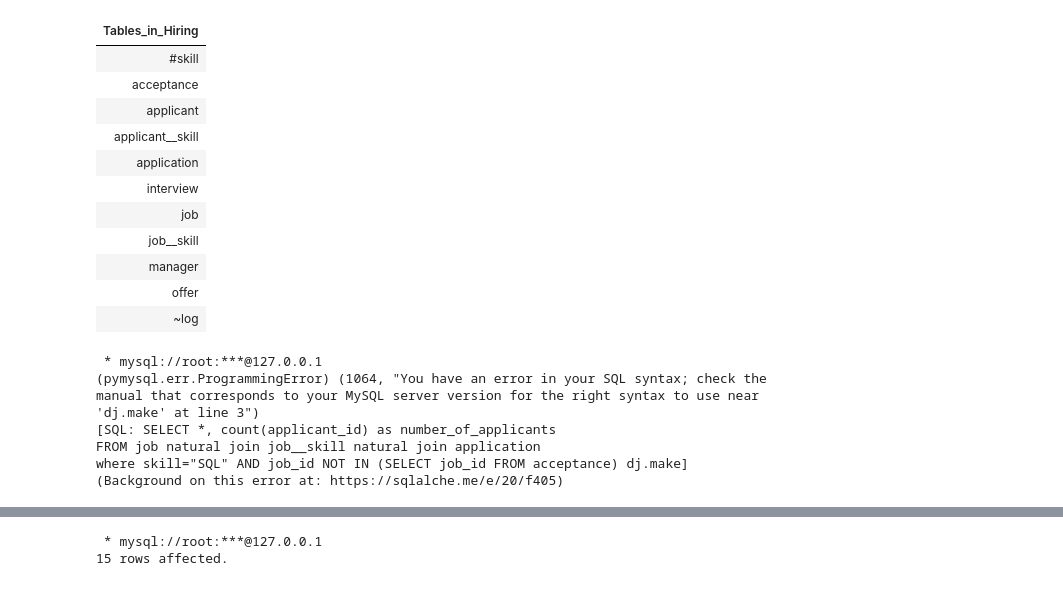
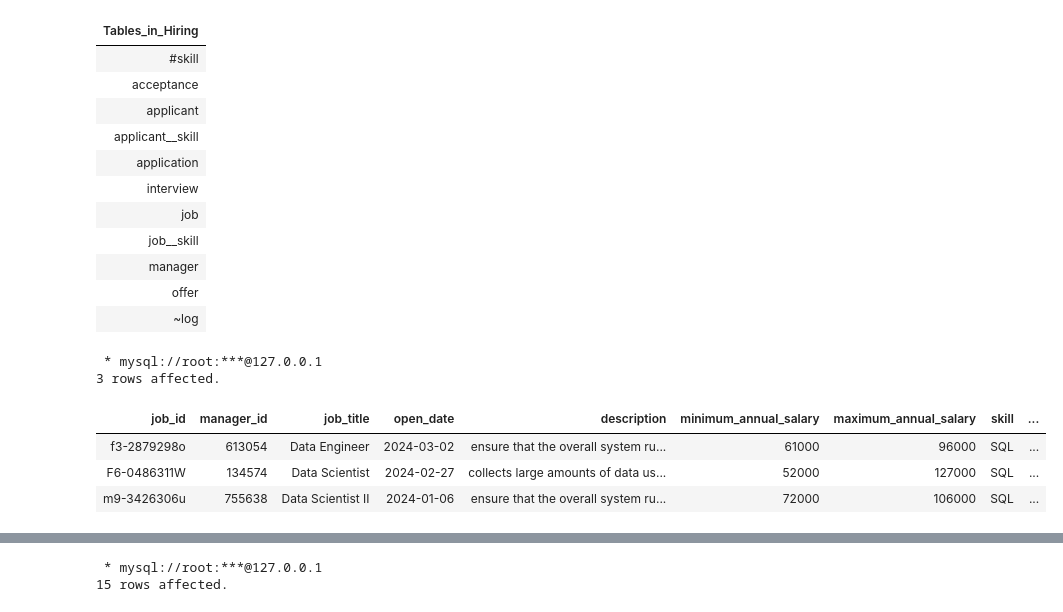
Before and after one commit to JasmineMadi/datajoint-tutorials, a Jupyter notebook: db-course/PythonFinalPro.ipynb, the cells around one changed output, grey strips where cells are left out. Cells and saved outputs as stored; diff of their text form; code cells hidden in the pictures.

```diff
--- a/db-course/PythonFinalPro.ipynb
+++ b/db-course/PythonFinalPro.ipynb
@@ -400,15 +404,16 @@ show tables
 | ~log |
 # %%
 %%sql
-SELECT *, count(applicant_id) as number_of_applicants
-FROM job natural join job__skill natural join application
-where skill="SQL" AND job_id NOT IN (SELECT job_id FROM acceptance)
+SELECT *, COUNT(applicant_id) as number_of_applicants
+FROM job NATURAL JOIN job__skill NATURAL JOIN application
+WHERE skill="SQL" AND job_id NOT IN (SELECT job_id FROM acceptance)
+group by job_id
 # %% [output]
  * mysql://root:***@127.0.0.1
-(pymysql.err.ProgrammingError) (1064, "You have an error in your SQL syntax; check the manual that corresponds to your MySQL server version for the right syntax to use near 'dj.make' at line 3")
-[SQL: SELECT *, count(applicant_id) as number_of_applicants
-FROM job natural join job__skill natural join application
-where skill="SQL" AND job_id NOT IN (SELECT job_id FROM acceptance) dj.make]
-(Background on this error at: https://sqlalche.me/e/20/f405)
+3 rows affected.
+| job_id | manager_id | job_title | open_date | description | minimum_annual_salary | maximum_annual_salary | skill | ... |
+| f3-2879298o | 613054 | Data Engineer | 2024-03-02 | ensure that the overall system ru... | 61000 | 96000 | SQL | ... |
+| F6-0486311W | 134574 | Data Scientist | 2024-02-27 | collects large amounts of data us... | 52000 | 127000 | SQL | ... |
+| m9-3426306u | 755638 | Data Scientist II | 2024-01-06 | ensure that the overall system ru... | 72000 | 106000 | SQL | ... |
 # %%
 %%sql
```
Also changed, not shown: parts of 12 cells of this notebook, 1 other file.
